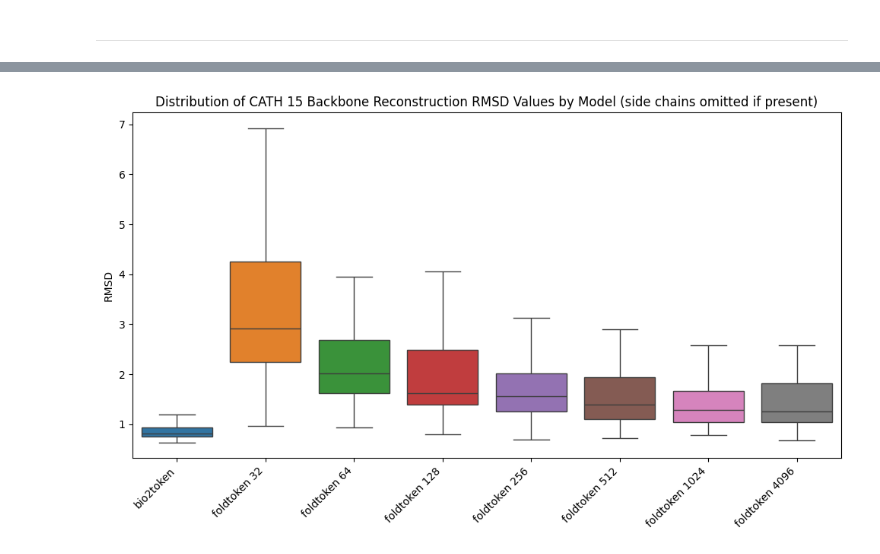
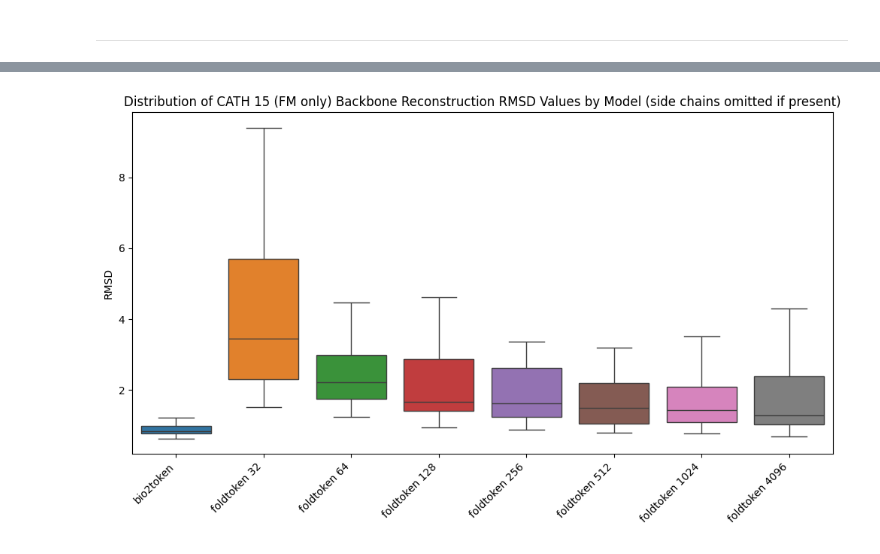
Before and after one commit to finnlueth/bachelor-thesis, a Jupyter notebook: tokenization-benchmark/benchmark.ipynb, the cells around one changed output, grey strips where cells are left out. Saved outputs shown, nothing was run; the diff lists cells and outputs as text; code cells hidden in the pictures.

Commit message:
FM only tokenization benchmark

```diff
--- a/tokenization-benchmark/benchmark.ipynb
+++ b/tokenization-benchmark/benchmark.ipynb
@@ -142,3 +157,22 @@ df.columns = ['bio2token', 'foldtoken 32', 'foldtoken 64', 'foldtoken 128', 'fol
 df.to_csv("./data/bio2token_casp_rmsd_results.csv", index=True)
 # %% [markdown]
 ---
+# %%
+casp_metadata = pd.read_csv("./data/casp_metadata.csv", delimiter="\t").drop(
+    columns=["#"]
+)
+rmsd_results = pd.read_csv("./data/bio2token_casp_rmsd_results.csv", index_col=0)
+
+casp_metadata = casp_metadata[casp_metadata["Classification"].str.fullmatch("FM")]
+
+display(casp_metadata)
+
+filtered_indices = [
+    idx
+    for idx in rmsd_results.index
+    if any(target in idx for target in casp_metadata["Target"])
+]
+rmsd_results = rmsd_results.loc[filtered_indices]
+
+display(rmsd_results)
+df = rmsd_results
@@ -145,16 +214,16 @@ df.to_csv("./data/bio2token_casp_rmsd_results.csv", index=True)
 # %%
 import matplotlib.pyplot as plt
 import seaborn as sns
 
 plt.figure(figsize=(10, 6))
 sns.boxplot(data=df.dropna(how="any"), showfliers=False)
 plt.xticks(rotation=45, ha="right")
 plt.ylabel("RMSD")
 plt.title(
-    "Distribution of CATH 15 Backbone Reconstruction RMSD Values by Model (side chains omitted if present)"
+    "Distribution of CATH 15 (FM only) Backbone Reconstruction RMSD Values by Model (side chains omitted if present)"
 )
 plt.tight_layout()
 plt.show()
 # %% [output]
-[figure, old version]
+[figure, new version]
 # %%
```
Also changed, not shown: parts of 4 cells of this notebook.
